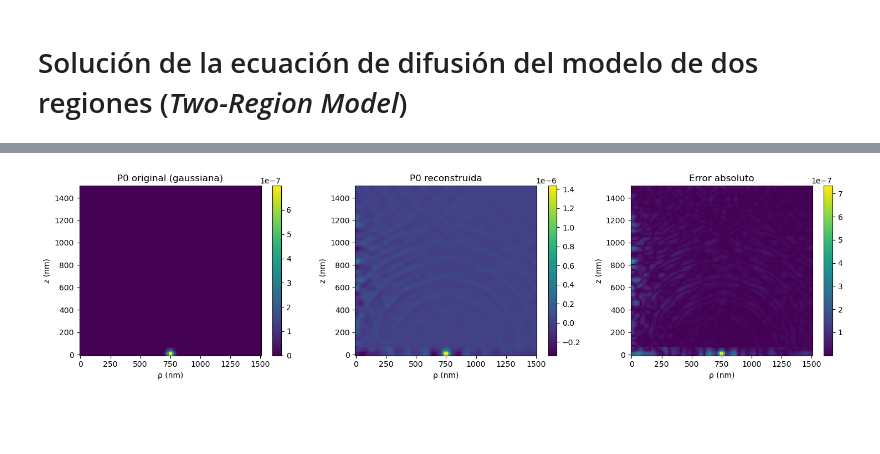
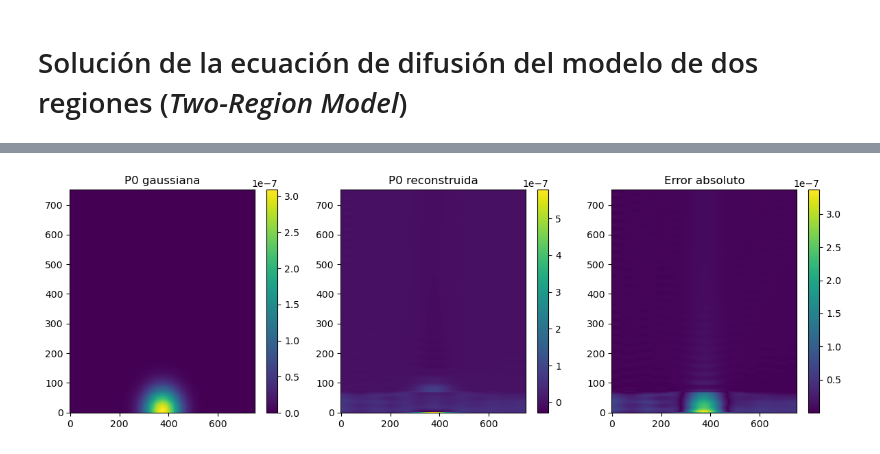
Before and after one commit to allanyst/tfm-efectos-superficie-nano-rmn, a Jupyter notebook: TFM_TwoRegionModel.ipynb, the cells around one changed output, grey strips where cells are left out. Saved outputs shown, nothing was run; the diff lists cells and outputs as text; code cells hidden in the pictures; blank space fills up the shorter version.

```diff
--- a/TFM_TwoRegionModel.ipynb
+++ b/TFM_TwoRegionModel.ipynb
@@ -11,14 +11,15 @@ from joblib import Parallel, delayed
 # Solución de la ecuación de difusión del modelo de dos regiones (_Two-Region Model_)
 # %%
 # Parámetros físicos
+d = 15                # nm Profundidad de NV
 D1 = 2e4              # nm²/s (región superficial)
 D2 = 2e6              # nm²/s (región volumétrica)
 z_c = 75              # nm (altura de la interfaz)
-L = 1500              # nm (altura total)
-R = 1500              # nm (radio del cilindro)
-kappa = 10.0          # nm/s coeficiente de absorción superficial
-n_modes_radial = 50   # Número de modos radiales
-m_max = 50            # Número de modos axiales por modo radial
+L = 50*d              # nm (altura total)
+R = 50*d              # nm (radio del cilindro)
+kappa = 0.0           # nm/s coeficiente de absorción superficial
+n_modes_radial = 100  # Número de modos radiales
+m_max = 100           # Número de modos axiales por modo radial
 N_z = N_r = 15000     # Número de nodos en z y rho
 # %%
 ##############################################################################
@@ -58,6 +59,6 @@ plt.show()
 # %%
 # Estimar raíces con brentq en intervalos [a, b] con cambio de signo
-alpha_min = 1e-3
+alpha_min = 0.0
 alpha_roots = []
 step = 0.001  # Paso inicial para buscar raíces
 
@@ -118,7 +119,7 @@ R_values,R_norms=R_func(alpha_n,rho_vals)
 # Graficar modos radiales
 plt.figure(figsize=(7.5, 5))
 for n in range(min(16, n_modes_radial)):
-    plt.plot(rho_vals, R_values[n], label=f"n={n+1}", linewidth=1.5)
+    plt.plot(rho_vals, R_values[n], label=f"n={n}", linewidth=1.5)
 
 plt.xlabel("ρ (nm)", fontsize=12)
 plt.ylabel("Amplitud", fontsize=12)
@@ -384,51 +376,53 @@ A_nm (gauss) shape: (50, 50) min/max: -0.0001788897882533859 0.00015966634014331
 # %%
-# Chequeo rápido: reconstrucción de la gaussiana P0 desde A_nm (modelo Two-Region con gaussiana)
-# y comparación con la P0 original
+# ##############################################################################
+# # Chequeo rápido: reconstrucción de P0 desde A_nm y comparación con la gaussiana
+# ##############################################################################
 
-# (1) Reconstuir P0_aprox en la malla (Nr_quad, Nz_quad)
+# 1) Reconstrucción de P0_aprox en la malla (Nr_quad, Nz_quad)
 #    P0_aprox[i,j] = sum_{n,m} A_nm[n,m] * R_n(rho_quad[i]) * Z_{n,m}(z_quad[j])
 
-# Suponemos que ya tienes:
-#   A_nm         → shape (n_modes_radial, m_max)
-#   R_mat        → shape (n_modes_radial, Nr_quad)
-#   Z_mat        → shape (n_modes_radial, m_max, Nz_quad)
-#   rho_quad, z_quad, vol_w (ΔV) definidos como antes
+# Usamos R_mat y Z_mat definidos previamente:
+#   A_nm      → shape (n_modes_radial, m_max)
+#   R_mat     → shape (n_modes_radial, Nr_quad)
+#   Z_mat     → shape (n_modes_radial, m_max, Nz_quad)
 
-# Expandimos A_nm, R_mat y Z_mat para broadcasting:
-A_exp    = A_nm[:, :, None, None]        # (n_modes, m, 1,   1)
-R_exp    = R_mat[:, None, :, None]       # (n_modes, 1,  Nr, 1)
-Z_exp    = Z_mat[:, :, None, :]          # (n_modes, 1,  m,  Nz)
+# Expandimos para broadcasting
+A_exp   = A_nm[:, :, None, None]      # (n_modes_radial, m_max, 1, 1)
+R_exp   = R_mat[:, None, :, None]     # (n_modes_radial, 1, Nr_quad, 1)
+Z_exp   = Z_mat[:, :, None, :]        # (n_modes_radial, m_max, 1, Nz_quad)
 
-# psi_full[n,m,i,j] = A_nm[n,m]*R_n(rho_i)*Z_{n,m}(z_j)
-psi_full = A_exp * R_exp * Z_exp         # (n_modes, m, Nr, Nz)
+# ψ[n,m,i,j] = A[n,m] * R_n(rho_i) * Z_{n,m}(z_j)
+psi_full = A_exp * R_exp * Z_exp      # → (n_modes_radial, m_max, Nr_quad, Nz_quad)
 
-# Sumamos sobre modos n,m para obtener P0_aprox (Nr, Nz)
-P0_aprox = psi_full.sum(axis=(0,1))      # (Nr_quad, Nz_quad)
+# Sumar sobre n y m para obtener P0 reconstruida
+P0_aprox = psi_full.sum(axis=(0,1))   # shape (Nr_quad, Nz_quad)
 
-# (2) Ya tienes P0 (la gaussiana normalizada) de antes
-#    P0[i,j] = np.exp(-((Rg-rho0)**2 + (Zg-z0)**2)/(2*sigma**2)); P0/=sum(P0*vol_w)
+# 2) Comparar con la P0 original (gaussiana normalizada)
+diff       = P0_aprox - P0
+abs_error  = np.abs(diff)
 
-# (3) Calculamos error
-diff      = P0_aprox - P0
-abs_error = np.abs(diff)
-
+# 3) Errores cuantitativos
 print(f"Error máximo absoluto en P0: {abs_error.max():.3e}")
 print(f"Error RMS en P0: {np.sqrt((diff**2 * vol_w).sum()):.3e}")
 
-# (4) Visualización rápida
-fig, axes = plt.subplots(1,3,figsize=(15,4))
-im0 = axes[0].pcolormesh(rho_quad, z_quad, P0.T,    shading='auto')
-axes[0].set_title("P0 original (gaussiana)")
-fig.colorbar(im0, ax=axes[0])
-im1 = axes[1].pcolormesh(rho_quad, z_quad, P0_aprox.T, shading='auto')
-axes[1].set_title("P0 reconstruida")
-fig.colorbar(im1, ax=axes[1])
-im2 = axes[2].pcolormesh(rho_quad, z_quad, abs_error.T, shading='auto')
-axes[2].set_title("Error absoluto")
-fig.colorbar(im2, ax=axes[2])
-for ax in axes:
-    ax.set_xlabel("ρ (nm)")
-    ax.set_ylabel("z (nm)")
+# 4) Visualización rápida
+plt.figure(figsize=(12,4))
+
+plt.subplot(1,3,1)
+plt.title("P0 gaussiana")
+plt.pcolormesh(rho_quad, z_quad, P0.T, shading='auto')
+plt.colorbar()
+
+plt.subplot(1,3,2)
+plt.title("P0 reconstruida")
+plt.pcolormesh(rho_quad, z_quad, P0_aprox.T, shading='auto')
+plt.colorbar()
+
+plt.subplot(1,3,3)
+plt.title("Error absoluto")
+plt.pcolormesh(rho_quad, z_quad, abs_error.T, shading='auto')
+plt.colorbar()
+
 plt.tight_layout()
 plt.show()
 # %% [output]
@@ -437 +431 @@ Error RMS en P0: 1.077e-03
-[figure, old version]
+[figure, new version]
```
Also changed, not shown: parts of 14 cells of this notebook, 39 other files.
